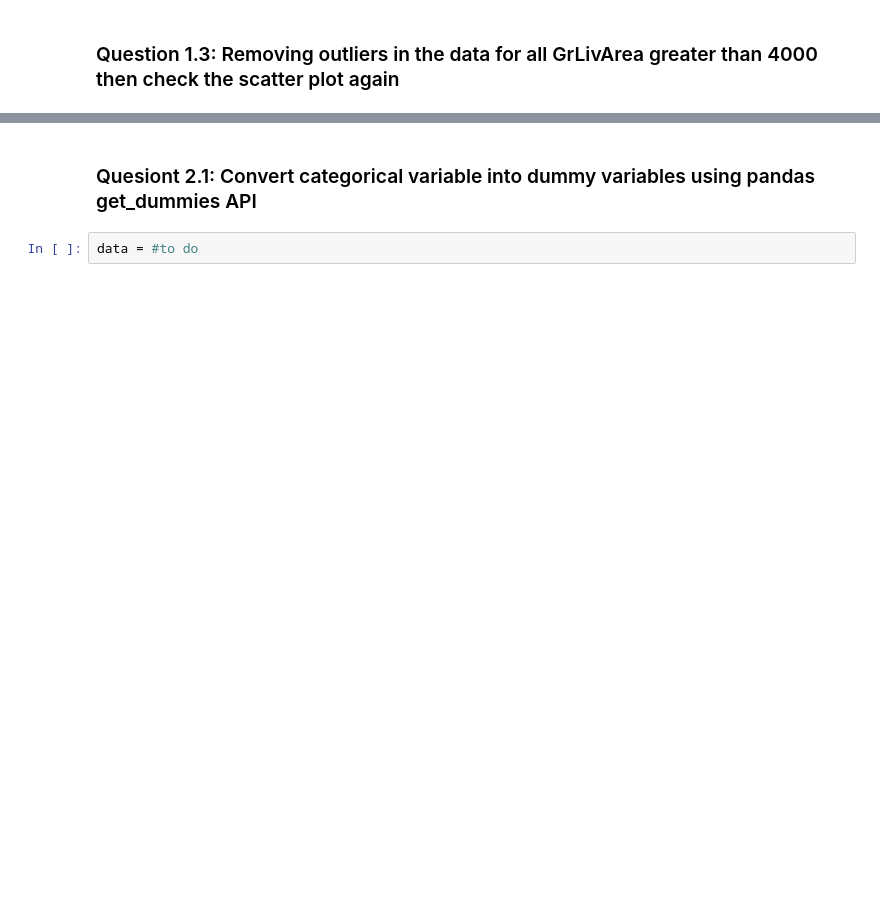
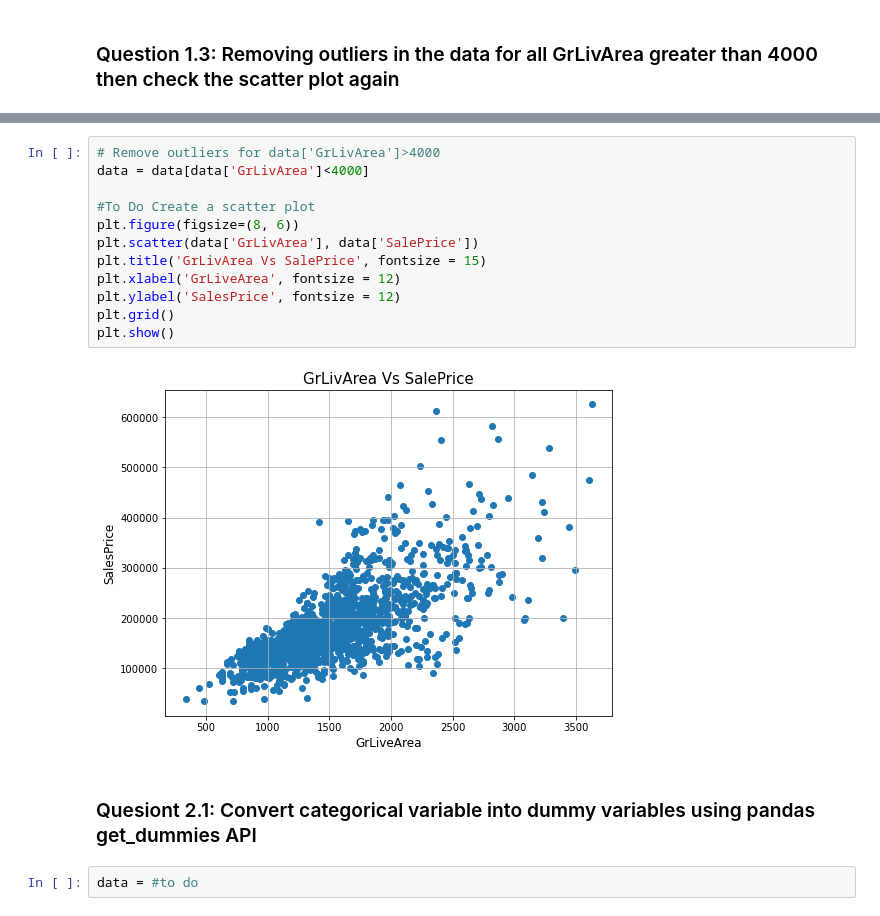
Before and after one commit to rodolfolermacontreras/ML_1_Assignment_7, a Jupyter notebook: MLEARN510-Assignment7-RodolfoLerma.ipynb, the cells around one changed output, grey strips where cells are left out. Cells and saved outputs as stored; diff of their text form; blank space fills up the shorter version.

```diff
--- a/MLEARN510-Assignment7-RodolfoLerma.ipynb
+++ b/MLEARN510-Assignment7-RodolfoLerma.ipynb
@@ -43,3 +109,17 @@ data = #to do
+# %%
+# Remove outliers for data['GrLivArea']>4000
+data = data[data['GrLivArea']<4000]
+
+#To Do Create a scatter plot
+plt.figure(figsize=(8, 6))
+plt.scatter(data['GrLivArea'], data['SalePrice'])
+plt.title('GrLivArea Vs SalePrice', fontsize = 15)
+plt.xlabel('GrLiveArea', fontsize = 12)
+plt.ylabel('SalesPrice', fontsize = 12)
+plt.grid()
+plt.show()
+# %% [output]
+[figure, added]
 # %% [markdown]
 ### Quesiont 2.1: Convert categorical variable into dummy variables using pandas get_dummies API
 # %%
```
Also changed, not shown: parts of 13 cells of this notebook.
